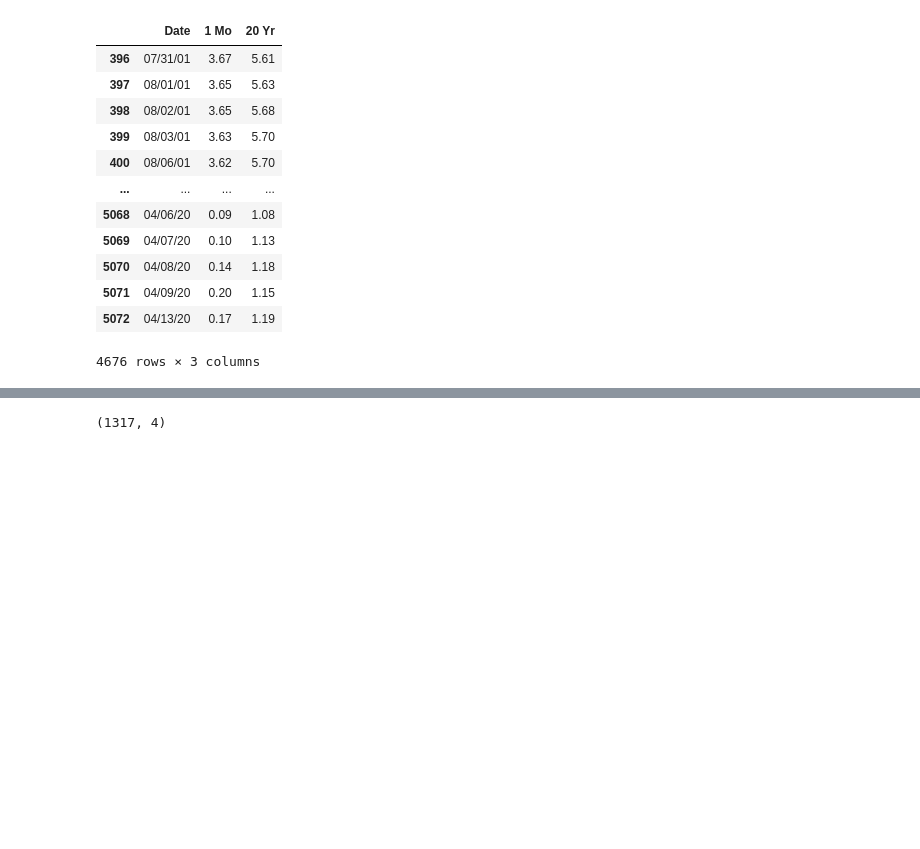
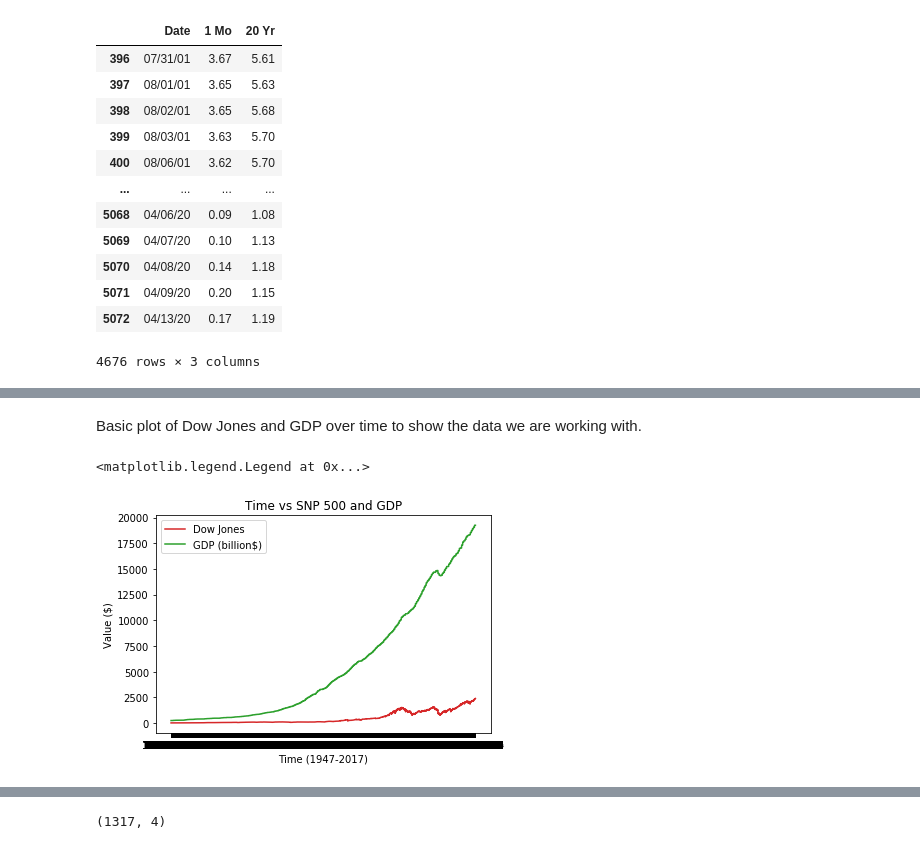
Before and after one commit to fjevtic46/cmse202-project, a Jupyter notebook: Project.ipynb, the cells around one changed output, grey strips where cells are left out. Drawn from its saved outputs; the diff is of its cells as text; code cells hidden in the pictures; blank space fills up the shorter version.

```diff
--- a/Project.ipynb
+++ b/Project.ipynb
@@ -245,7 +314,8 @@ KeyboardInterrupt
 # %%
 time = snp_arr[:,0]
 open_prices = snp_arr[:,1]
-snp_gdp = snp_arr[:,3]
+snp_gdp = snp_arr[:,3].astype(np.float)
+snp_gdp = snp_gdp.reshape(-1,1)
 open_prices = open_prices.astype(np.float)
 open_prices = open_prices.reshape(-1,1)
 # %%
@@ -309,0 +375,12 @@ print(accuracy)
+# %% [markdown]
+Basic plot of Dow Jones and GDP over time to show the data we are working with.
+# %%
+plt.plot(time,open_prices,color = 'tab:red')
+plt.xlabel("Time (1947-2017)")
+plt.ylabel("Value ($)")
+plt.title("Time vs SNP 500 and GDP")
+plt.plot(time,snp_gdp,color = 'tab:green')
+plt.legend(["Dow Jones","GDP (billion$)"])
+# %% [output]
+<matplotlib.legend.Legend at 0x...>
+[figure, added]
```
Also changed, not shown: parts of 63 cells of this notebook.
